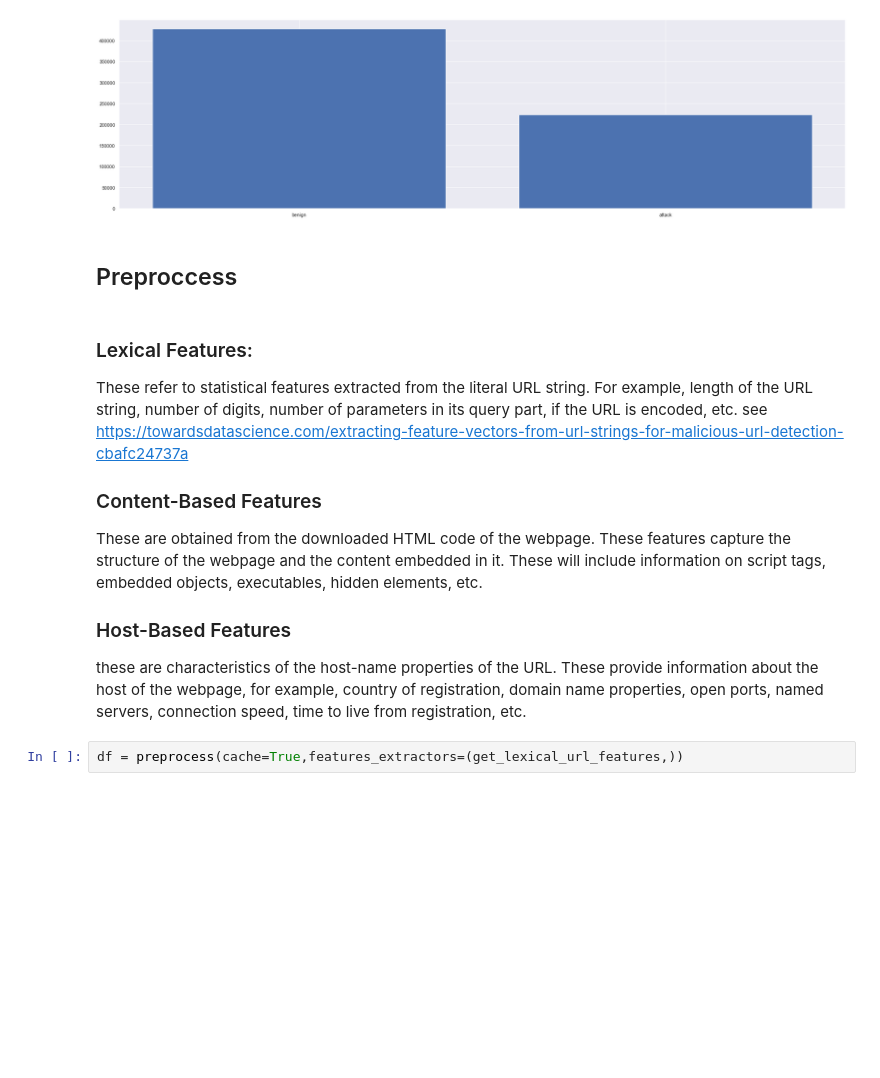
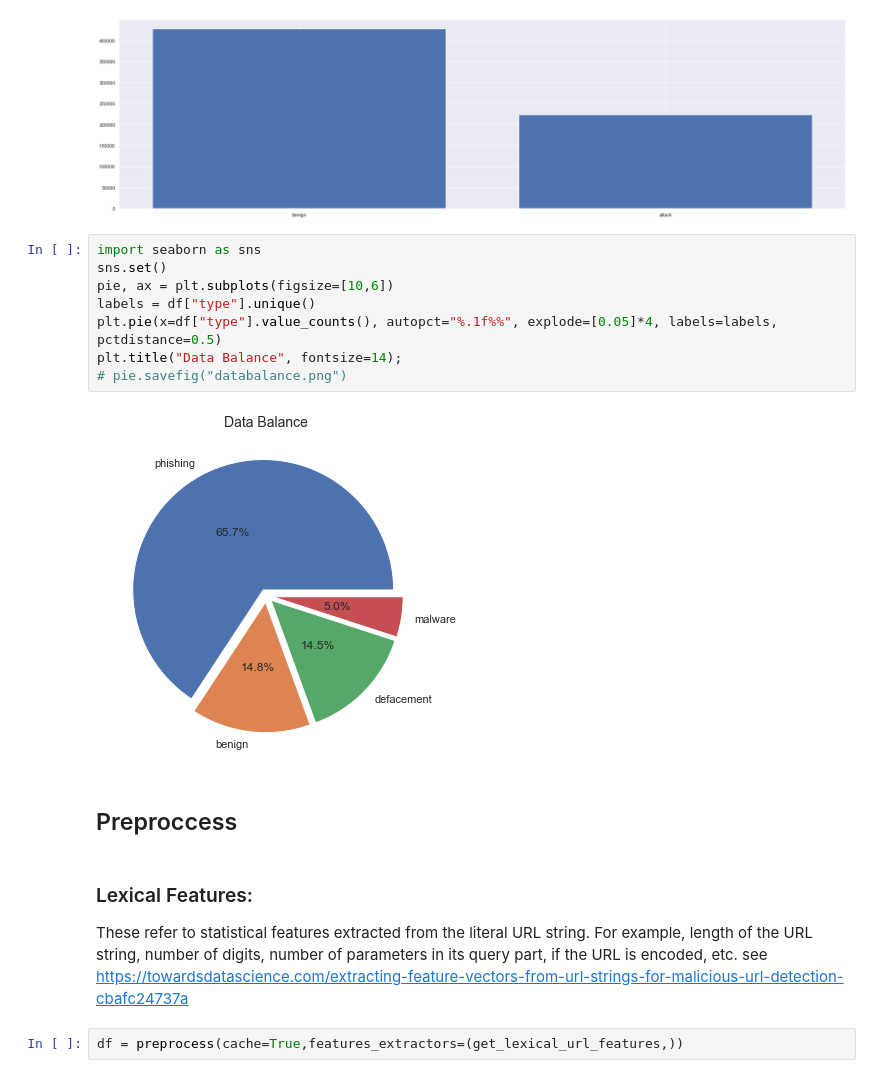
Before and after one commit to alonfirestein/Malicious-URL-Detection, a Jupyter notebook: models_with_lexical_features_only.ipynb, the cells around one changed output. Cells and saved outputs as stored; diff of their text form; blank space fills up the shorter version.

```diff
--- a/main.ipynb
+++ b/models_with_lexical_features_only.ipynb
@@ -48,18 +48,22 @@ plt.bar(["benign","attack"],[(df['type']=='benign').sum(),(df['type']!='benign')
 # %% [output]
 <BarContainer object of 2 artists>
 [figure]
+# %%
+import seaborn as sns
+sns.set()
+pie, ax = plt.subplots(figsize=[10,6])
+labels = df["type"].unique()
+plt.pie(x=df["type"].value_counts(), autopct="%.1f%%", explode=[0.05]*4, labels=labels, pctdistance=0.5)
+plt.title("Data Balance", fontsize=14);
+# pie.savefig("databalance.png")
+# %% [output]
+[figure, added]
 # %% [markdown]
 ## Preproccess
 # %% [markdown]
 ### Lexical Features:
 These refer to statistical features extracted from the literal URL string. For example, length of the URL string, number of digits, number of parameters in its query part, if the URL is encoded, etc.
 see https://towardsdatascience.com/extracting-feature-vectors-from-url-strings-for-malicious-url-detection-cbafc24737a
-
-### Content-Based Features
-These are obtained from the downloaded HTML code of the webpage. These features capture the structure of the webpage and the content embedded in it. These will include information on script tags, embedded objects, executables, hidden elements, etc.
-
-### Host-Based Features
-these are characteristics of the host-name properties of the URL. These provide information about the host of the webpage, for example, country of registration, domain name properties, open ports, named servers, connection speed, time to live from registration, etc.
 # %%
 df = preprocess(cache=True,features_extractors=(get_lexical_url_features,))
 # %%
```
Also changed, not shown: parts of 1 cell of this notebook, 7 other files.
